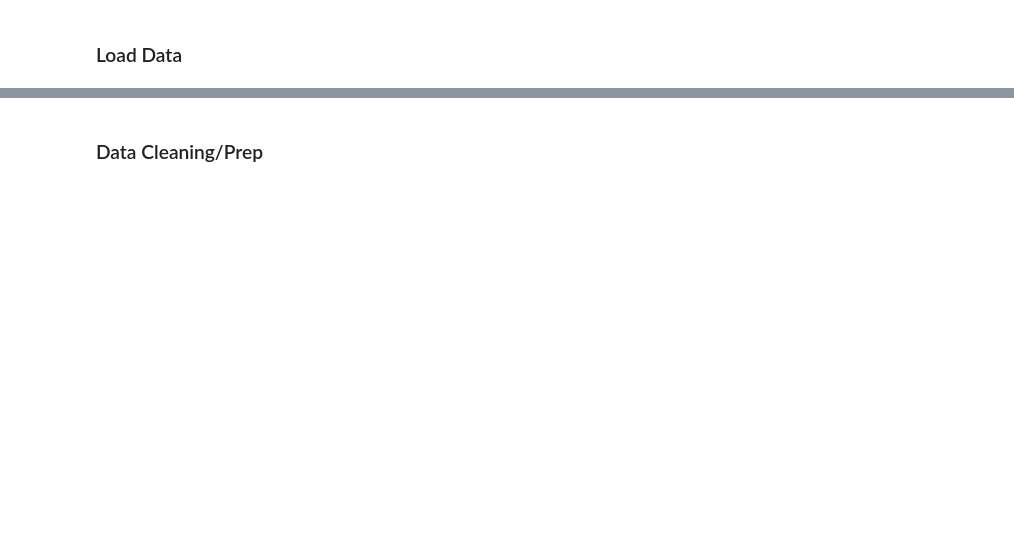
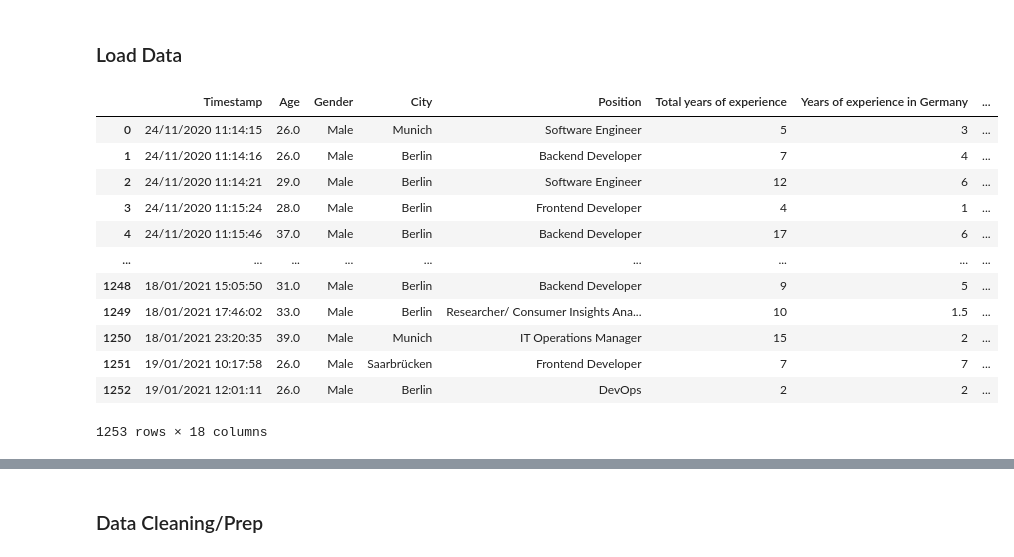
Before and after one commit to michaeljharris/ItML_Asn_2_Students, a Jupyter notebook: assignment_2_start.ipynb, the cells around one changed output, grey strips where cells are left out. Drawn from its saved outputs; the diff is of its cells as text; code cells hidden in the pictures; blank space fills up the shorter version.

```diff
--- a/assignment_2_start.ipynb
+++ b/assignment_2_start.ipynb
@@ -17,2 +21,20 @@ from sklearn.feature_selection import VarianceThreshold
 # %% [markdown]
 ### Load Data
+# %%
+# Load Data
+df = pd.read_csv("data/Euro_Salary.csv")
+df
+# %% [output]
+|  | Timestamp | Age | Gender | City | Position | Total years of experience | Years of experience in Germany | ... |
+| 0 | 24/11/2020 11:14:15 | 26.0 | Male | Munich | Software Engineer | 5 | 3 | ... |
+| 1 | 24/11/2020 11:14:16 | 26.0 | Male | Berlin | Backend Developer | 7 | 4 | ... |
+| 2 | 24/11/2020 11:14:21 | 29.0 | Male | Berlin | Software Engineer | 12 | 6 | ... |
+| 3 | 24/11/2020 11:15:24 | 28.0 | Male | Berlin | Frontend Developer | 4 | 1 | ... |
+| 4 | 24/11/2020 11:15:46 | 37.0 | Male | Berlin | Backend Developer | 17 | 6 | ... |
+| ... | ... | ... | ... | ... | ... | ... | ... | ... |
+| 1248 | 18/01/2021 15:05:50 | 31.0 | Male | Berlin | Backend Developer | 9 | 5 | ... |
+| 1249 | 18/01/2021 17:46:02 | 33.0 | Male | Berlin | Researcher/ Consumer Insights Ana... | 10 | 1.5 | ... |
+| 1250 | 18/01/2021 23:20:35 | 39.0 | Male | Munich | IT Operations Manager | 15 | 2 | ... |
+| 1251 | 19/01/2021 10:17:58 | 26.0 | Male | Saarbrücken | Frontend Developer | 7 | 7 | ... |
+| 1252 | 19/01/2021 12:01:11 | 26.0 | Male | Berlin | DevOps | 2 | 2 | ... |
+1253 rows × 18 columns
```
Also changed, not shown: parts of 14 cells of this notebook.
